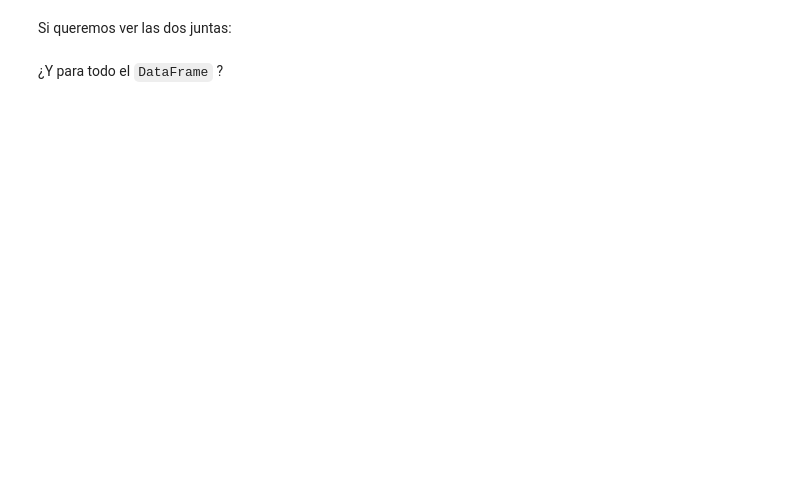
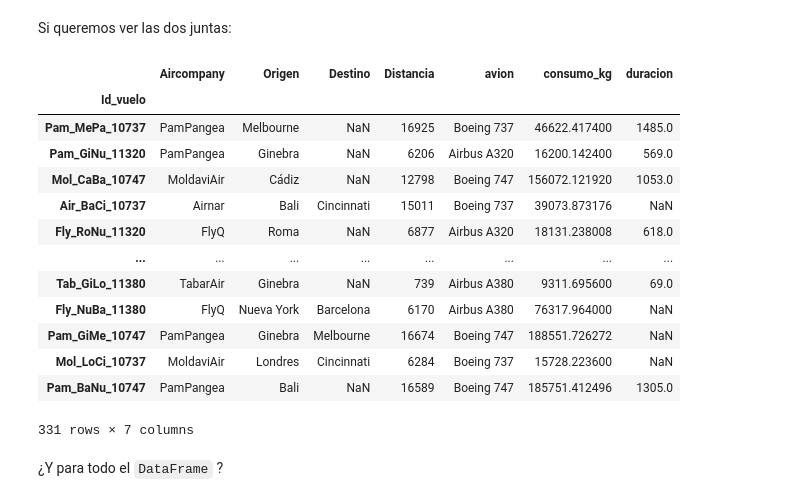
Before and after one commit to draranguez/DS-Online_DanielR, a Jupyter notebook: 02_Herramientas_Avanzadas/Sprint_04/Unidad_02_Pandas_II/01_Workout/06_Nulos.ipynb, the cells around one changed output. Saved outputs shown, nothing was run; the diff lists cells and outputs as text; code cells hidden in the pictures; blank space fills up the shorter version.

```diff
--- a/02_Herramientas_Avanzadas/Sprint_04/Unidad_02_Pandas_II/01_Workout/06_Nulos.ipynb
+++ b/02_Herramientas_Avanzadas/Sprint_04/Unidad_02_Pandas_II/01_Workout/06_Nulos.ipynb
@@ -29,4 +123,21 @@ Confirmada su existencia doblemente. La manera de identificar las filas con valo
 # %% [markdown]
 Si queremos ver las dos juntas:
+# %%
+df_aviones[df_aviones["Destino"].isna() | df_aviones["duracion"].isna()]
+# %% [output]
+|  | Aircompany | Origen | Destino | Distancia | avion | consumo_kg | duracion |
+| Id_vuelo |  |  |  |  |  |  |  |
+| Pam_MePa_10737 | PamPangea | Melbourne | NaN | 16925 | Boeing 737 | 46622.417400 | 1485.0 |
+| Pam_GiNu_11320 | PamPangea | Ginebra | NaN | 6206 | Airbus A320 | 16200.142400 | 569.0 |
+| Mol_CaBa_10747 | MoldaviAir | Cádiz | NaN | 12798 | Boeing 747 | 156072.121920 | 1053.0 |
+| Air_BaCi_10737 | Airnar | Bali | Cincinnati | 15011 | Boeing 737 | 39073.873176 | NaN |
+| Fly_RoNu_11320 | FlyQ | Roma | NaN | 6877 | Airbus A320 | 18131.238008 | 618.0 |
+| ... | ... | ... | ... | ... | ... | ... | ... |
+| Tab_GiLo_11380 | TabarAir | Ginebra | NaN | 739 | Airbus A380 | 9311.695600 | 69.0 |
+| Fly_NuBa_11380 | FlyQ | Nueva York | Barcelona | 6170 | Airbus A380 | 76317.964000 | NaN |
+| Pam_GiMe_10747 | PamPangea | Ginebra | Melbourne | 16674 | Boeing 747 | 188551.726272 | NaN |
+| Mol_LoCi_10737 | MoldaviAir | Londres | Cincinnati | 6284 | Boeing 737 | 15728.223600 | NaN |
+| Pam_BaNu_10747 | PamPangea | Bali | NaN | 16589 | Boeing 747 | 185751.412496 | 1305.0 |
+331 rows × 7 columns
 # %% [markdown]
 ¿Y para todo el `DataFrame` ?
```
Also changed, not shown: parts of 15 cells of this notebook, 5 other files.
